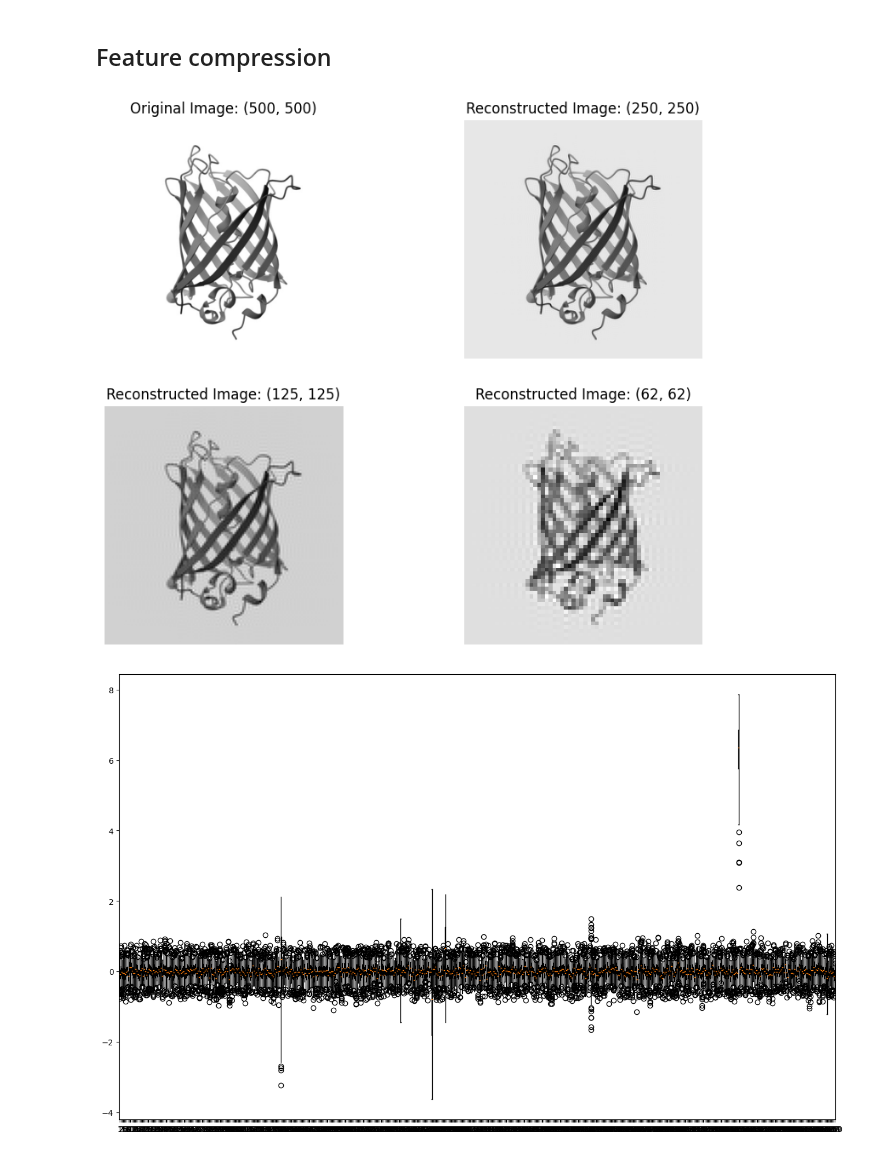
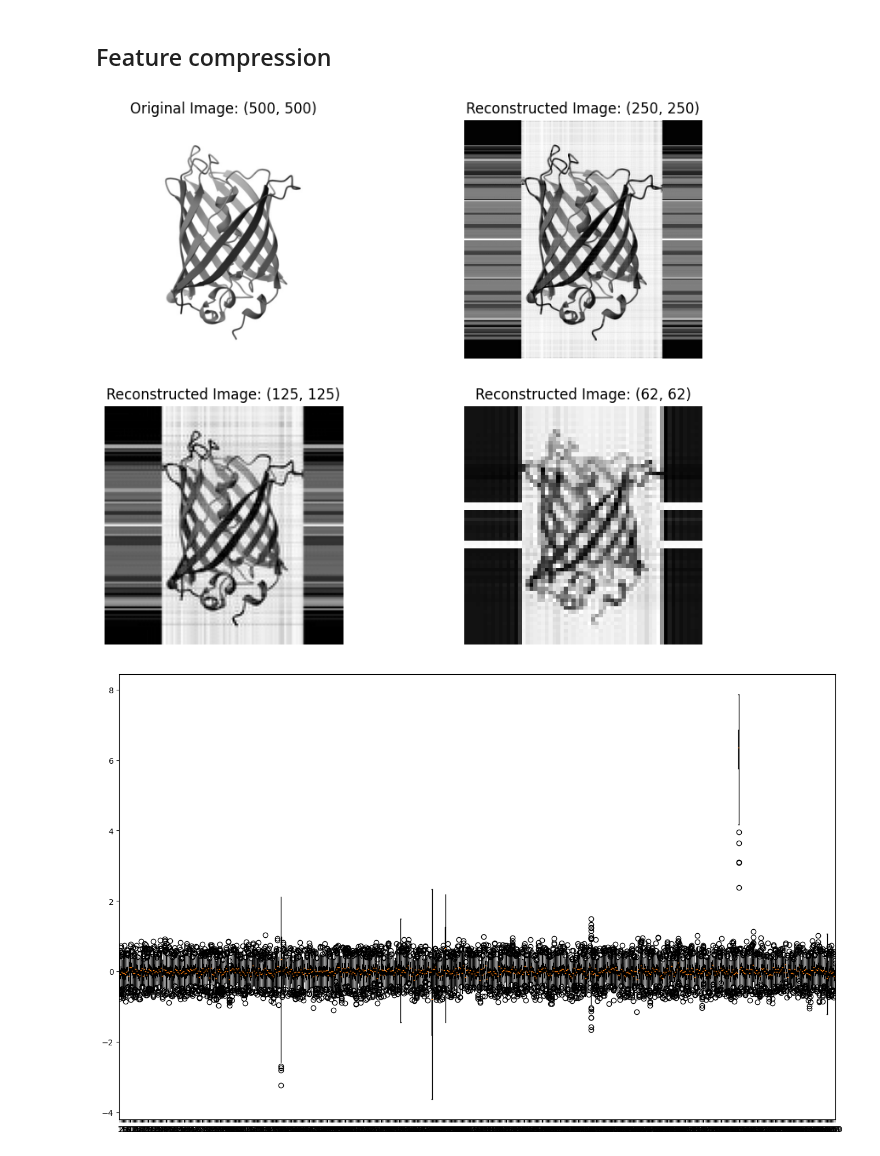
Before and after one commit to ziul-bio/SWAT, a Jupyter notebook: feature_compression.ipynb, the cells around one changed output. Cells and saved outputs as stored; diff of their text form; code cells hidden in the pictures.

```diff
--- a/feature_compression.ipynb
+++ b/feature_compression.ipynb
@@ -18,23 +18,46 @@ from scipy.stats import spearmanr
 from sklearn.linear_model import Lasso, LassoCV, LogisticRegression
 from sklearn import metrics
 from sklearn.model_selection import train_test_split, KFold
+# %%
+from scipy.fftpack import dct, idct
+import numpy as np
+
+def iDCTquant(v,n):
+    f = dct(v.T, type=2, norm='ortho')
+    trans = idct(f[:,:n], type=2, norm='ortho')
+    for i in range(len(trans)):
+        trans[i] = scale(trans[i])
+    return trans.T
+
+def scale(v):
+    M = np.max(v)
+    m = np.min(v)
+    return (v - m) / float(M - m)
+
+def quant2D(emb,n=5,m=44):
+    dct = iDCTquant(emb[1:len(emb)-1],n)
+    ddct = iDCTquant(dct.T,m).T
+    ddct = ddct.reshape(n*m)
+    return (ddct*127).astype('int8')
 # %%
 #################################### iDCT Adapted version #########################################
 def iDCTquant(v,n):
     f = dct(v.T, type=2, norm='ortho')
     trans = idct(f[:,:n], type=2, norm='ortho')
-    # no scaling
+    for i in range(len(trans)):
+        trans[i] = scale(trans[i])
     return trans.T
 
+def scale(v):
+    M = np.max(v)
+    m = np.min(v)
+    return (v - m) / float(M - m)
 
-def quant2D(emb, n=5, m=40):
-    #dct = iDCTquant(emb[1:len(emb)-1],n)
-    dct = iDCTquant(emb,n)
+def quant2D(emb,n=5,m=44):
+    dct = iDCTquant(emb[1:len(emb)-1],n)
     ddct = iDCTquant(dct.T,m).T
-    #ddct = ddct.reshape(n*m) # not reshaping just for plotting purpose
-    ddct = ddct.reshape(n, m) # keep a 2d output array
-    #return (ddct*127).astype('int8') # do not quantizing
-    return ddct
+    #ddct = ddct.reshape(n*m)
+    return (ddct*127).astype('int8')
 
 
 
@@ -47,34 +70,34 @@ image = np.mean(image, axis=2)
 
 n=125
 m=125
 
 recon1 = quant2D(image,250,250)
 recon2 = quant2D(image,n,m)
 recon3 = quant2D(image,62,62)
 
 # Plot the original image and the reconstructed image
 fig, axs = plt.subplots(2, 2, figsize=(10, 8))
 axs[0,0].imshow(image, cmap='gray')
 axs[0,0].set_title(f'Original Image: {image.shape}')
 axs[0,0].axis('off')
 
 axs[0,1].imshow(recon1, cmap='gray')
 axs[0,1].set_title(f'Reconstructed Image: {recon1.shape}')
 axs[0,1].axis('off')
 
 
 axs[1,0].imshow(recon2, cmap='gray')
 axs[1,0].set_title(f'Reconstructed Image: {recon2.shape}')
 axs[1,0].axis('off')
 
 axs[1,1].imshow(recon3, cmap='gray')
 axs[1,1].set_title(f'Reconstructed Image: {recon3.shape}')
 axs[1,1].axis('off')
 
 #plt.savefig('banner.png', dpi=300)
 plt.show()
 # %% [output]
-[figure, old version]
+[figure, new version]
 # %%
 def features_scaler(features):
     '''Scale the features by min-max scaler, to ensure that the features selected by Lasso are not biased by the scale of the features.
```
Also changed, not shown: parts of 4 cells of this notebook, 1 other file.
